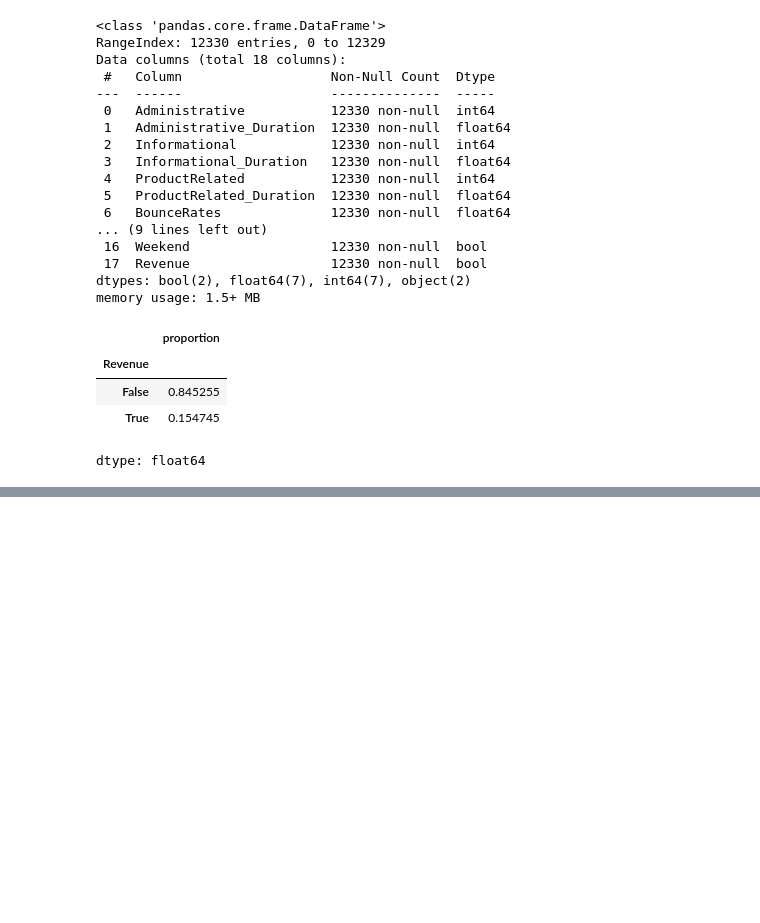
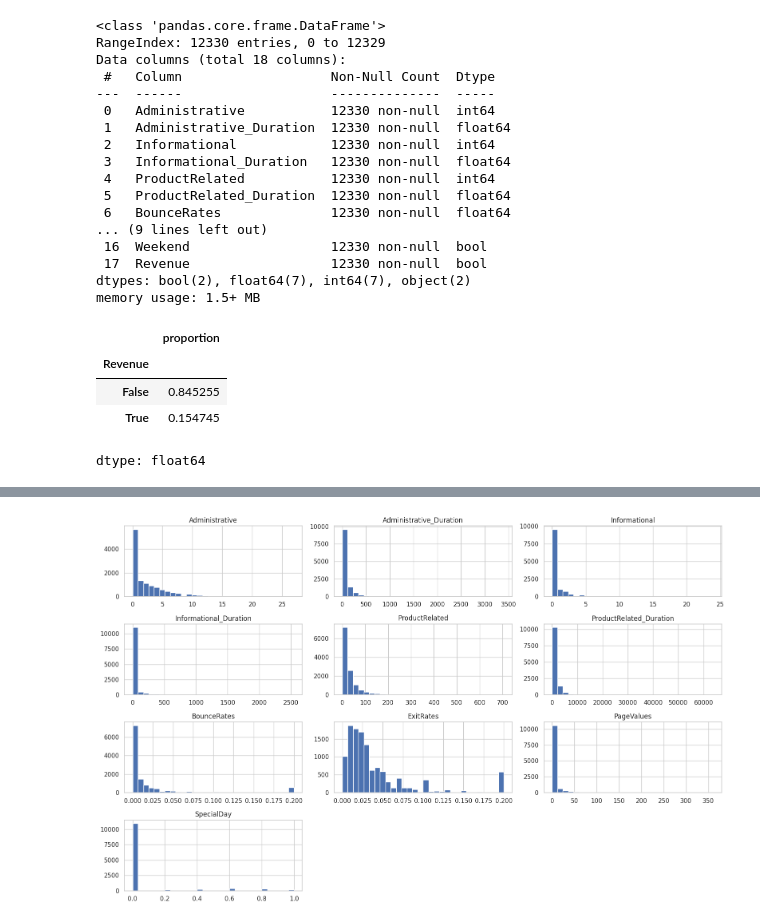
Before and after one commit to hetalsharmaaa/perzonix, a Jupyter notebook: shoppersintent.ipynb, the cells around one changed output, grey strips where cells are left out. Drawn from its saved outputs; the diff is of its cells as text; code cells hidden in the pictures; blank space fills up the shorter version.

```diff
--- a/shoppersintent.ipynb
+++ b/shoppersintent.ipynb
@@ -54,0 +129,10 @@ dtype: float64
+# %%
+numeric_cols = ["Administrative", "Administrative_Duration", "Informational",
+                 "Informational_Duration", "ProductRelated", "ProductRelated_Duration",
+                 "BounceRates", "ExitRates", "PageValues", "SpecialDay"]
+
+df[numeric_cols].hist(bins=30, figsize=(16,10))
+plt.tight_layout()
+plt.show()
+# %% [output]
+[figure, added]
```
Also changed, not shown: parts of 8 cells of this notebook.
